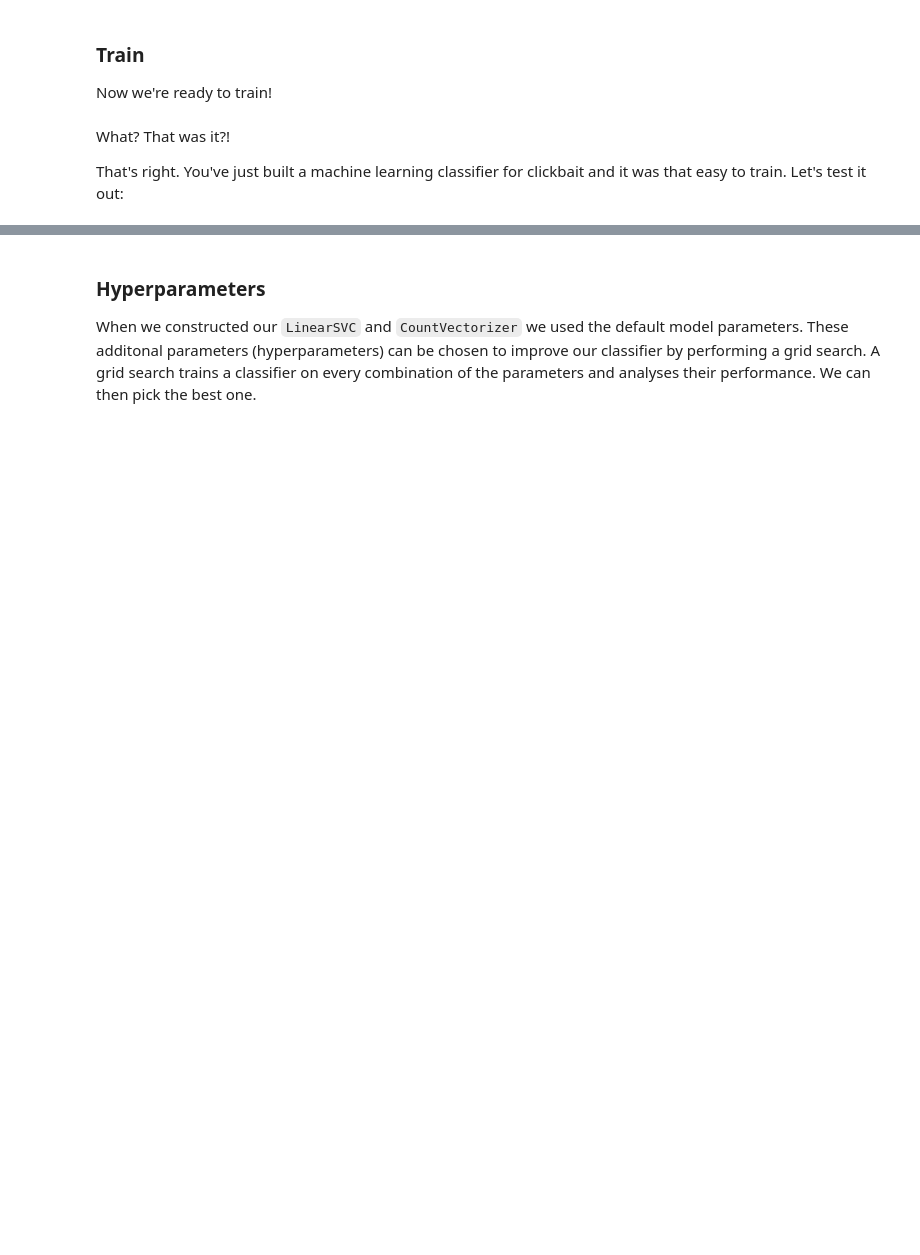
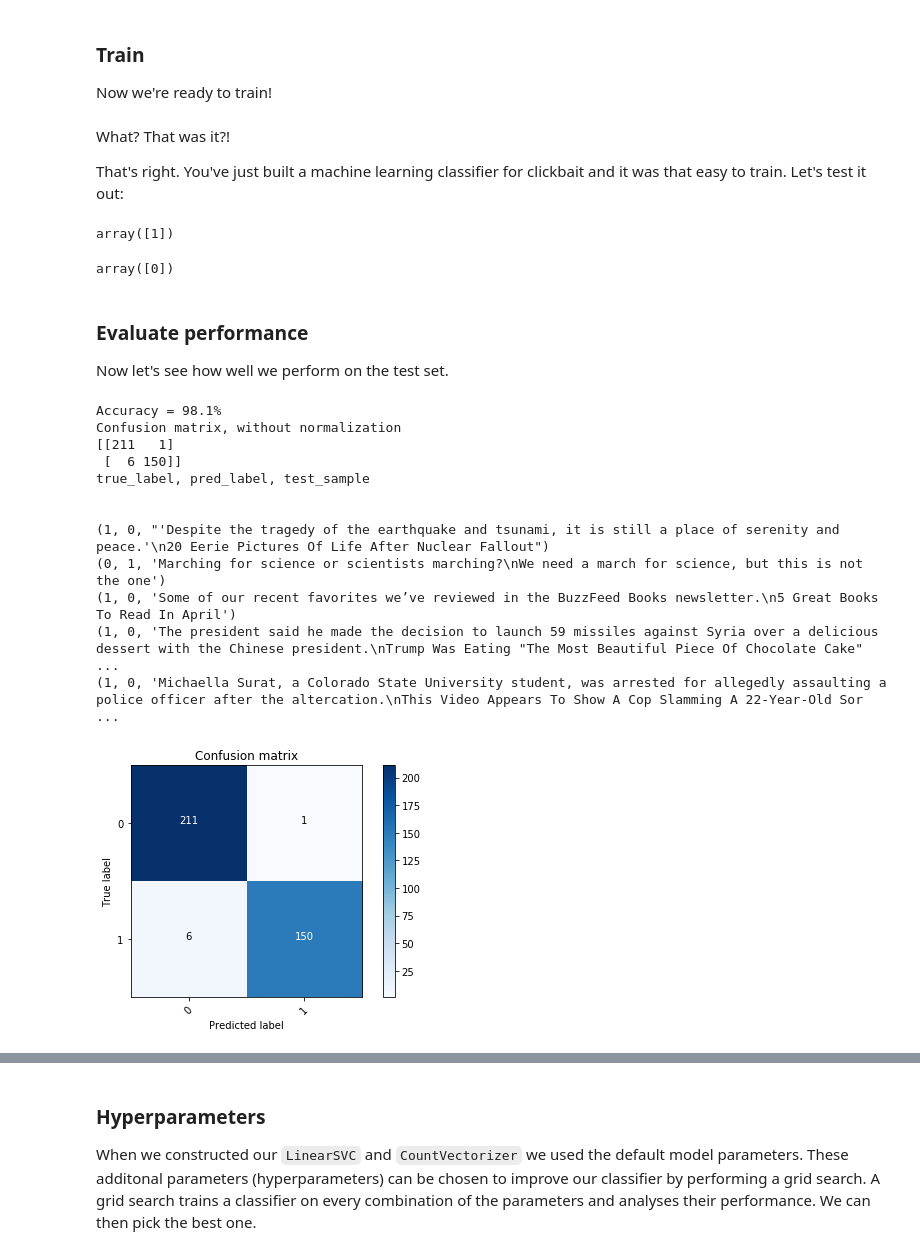
Before and after one commit to cytora/clickbait-workshop, a Jupyter notebook: tutorial.ipynb, the cells around one changed output, grey strips where cells are left out. Cells and saved outputs as stored; diff of their text form; code cells hidden in the pictures; blank space fills up the shorter version.

```diff
--- a/tutorial.ipynb
+++ b/tutorial.ipynb
@@ -66,5 +92,6 @@ df['description'].apply(len).groupby(df['label']).mean()
 # %% [markdown]
 ### Create the full content column
 # %%
-df['full_content'] = (df.description + df.title)
+# df['full_content'] = (df.description + df.title)
+df['full_content'] = (df.title)
 df.head(1)
@@ -226,2 +278,52 @@ pipeline.predict(["Literally just 8 incredible dog videos."])
+# %%
+pipeline.predict(["10 things you need to do..."])
+# %% [output]
+array([1])
 # %%
 pipeline.predict(["French election polls show an early lead for Macron."])
+# %% [output]
+array([0])
+# %% [markdown]
+### Evaluate performance
+Now let's see how well we perform on the test set.
+# %%
+from sklearn.metrics import accuracy_score
+from sklearn.metrics import confusion_matrix
+from utils.plotting import plot_confusion_matrix
+
+def evaluate(pipeline, test_samples, test_labels, n=5):
+    predicted_label = pipeline.predict(test_samples)
+
+    print("Accuracy = {:.1f}%".format(
+        accuracy_score(test_labels, predicted_label) * 100.0
+    ))
+
+    cm = confusion_matrix(test_labels, predicted_label)
+    plot_confusion_matrix(cm, pipeline.classes_)
+
+    wrong_predictions = [
+        (true_label, pred_label, test_sample)
+        for true_label, pred_label, test_sample in zip(test_labels, predicted_label, test_samples)
+        if true_label != pred_label
+    ]
+
+    print('true_label, pred_label, test_sample')
+    print('\n')
+    for wrong_prediction in wrong_predictions[:n]:
+        print(wrong_prediction)
+# %%
+evaluate(pipeline, testing.full_content, testing.label)
+# %% [output]
+Accuracy = 98.1%
+Confusion matrix, without normalization
+[[211   1]
+ [  6 150]]
+true_label, pred_label, test_sample
+
+
+(1, 0, "'Despite the tragedy of the earthquake and tsunami, it is still a place of serenity and peace.'\n20 Eerie Pictures Of Life After Nuclear Fallout")
+(0, 1, 'Marching for science or scientists marching?\nWe need a march for science, but this is not the one')
+(1, 0, 'Some of our recent favorites we’ve reviewed in the BuzzFeed Books newsletter.\n5 Great Books To Read In April')
+(1, 0, 'The president said he made the decision to launch 59 missiles against Syria over a delicious dessert with the Chinese president.\nTrump Was Eating "The Most Beautiful Piece Of Chocolate Cake"  ...
+(1, 0, 'Michaella Surat, a Colorado State University student, was arrested for allegedly assaulting a police officer after the altercation.\nThis Video Appears To Show A Cop Slamming A 22-Year-Old Sor ...
+[figure, added]
```
Also changed, not shown: parts of 33 cells of this notebook.
